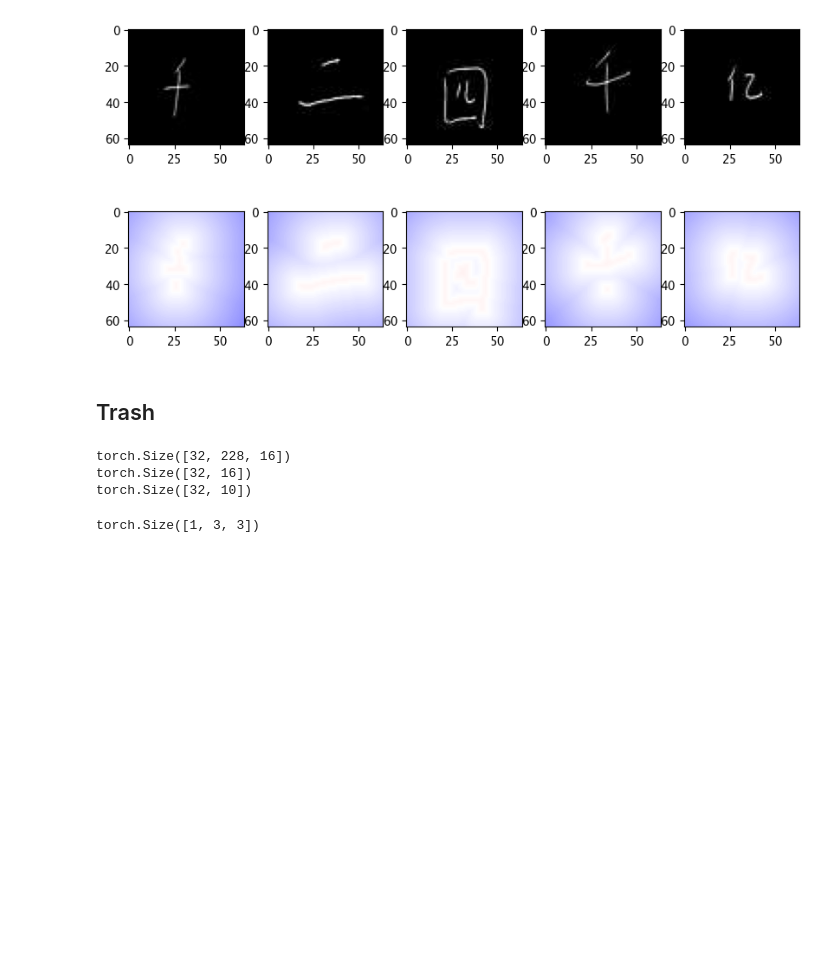
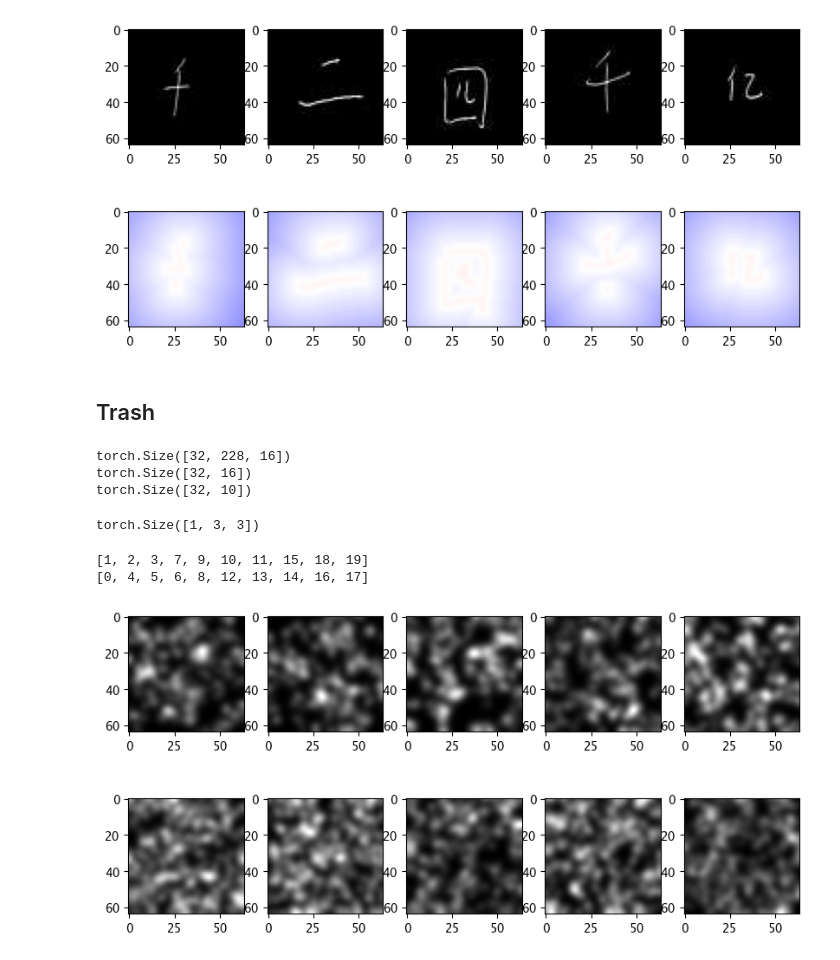
Before and after one commit to ChervovNikita/topological_DL_course_work, a Jupyter notebook: experiments/process_images.ipynb, the cells around one changed output. Cells and saved outputs as stored; diff of their text form; code cells hidden in the pictures; blank space fills up the shorter version.

```diff
--- a/experiments/process_images.ipynb
+++ b/experiments/process_images.ipynb
@@ -321,3 +323,29 @@ conv_filter = nn.Conv2d(1, 2, kernel_size=3)
 conv_filter.weight[0].shape
 # %% [output]
 torch.Size([1, 3, 3])
+# %%
+data = torch.load('../data/porus/images_test.pt')
+# %%
+zero_ids = []
+one_ids = []
+for i in range(len(data)):
+    if data[i][1] == 0:
+        zero_ids.append(i)
+    elif data[i][1] == 1:
+        one_ids.append(i)
+# %%
+print(zero_ids[:10])
+print(one_ids[:10])
+# %% [output]
+[1, 2, 3, 7, 9, 10, 11, 15, 18, 19]
+[0, 4, 5, 6, 8, 12, 13, 14, 16, 17]
+# %%
+# 2 x 5 plt figure with 5 images of each class
+
+fig, axs = plt.subplots(2, 5, figsize=(10, 5))
+for i in range(5):
+    axs[0, i].imshow(data[zero_ids[i]][0], cmap='gray')
+    axs[1, i].imshow(data[one_ids[i]][0], cmap='gray')
+plt.show()
+# %% [output]
+[figure, added]
```
Also changed, not shown: parts of 1 cell of this notebook, 1 other file.
